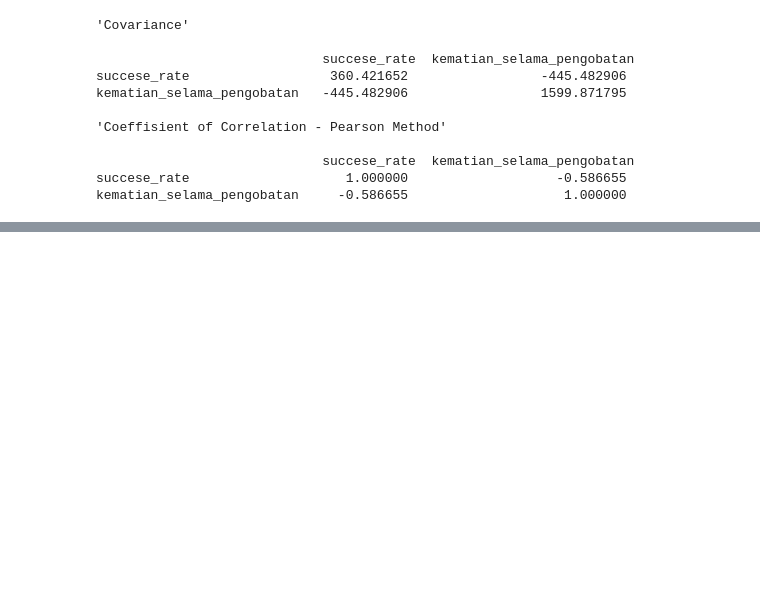
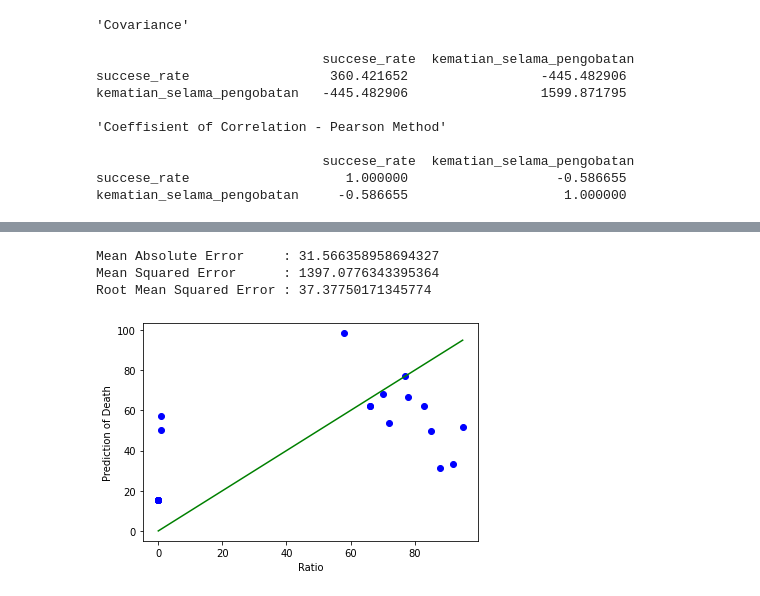
Before and after one commit to iyanrspian/uts-machine-learning, a Jupyter notebook: notebook/UTS_177006057_LR.ipynb, the cells around one changed output, grey strips where cells are left out. Cells and saved outputs as stored; diff of their text form; code cells hidden in the pictures; blank space fills up the shorter version.

```diff
--- a/notebook/UTS_177006057_LR.ipynb
+++ b/notebook/UTS_177006057_LR.ipynb
@@ -120,0 +122,4 @@ plt.show()
+# %%
+# Update dataset yang akan diperlukan saja untuk MLR
+data_mlr = pd.read_csv(link, usecols=['cure_rate', 'succese_rate', 'kematian_selama_pengobatan'])
+data_mlr.head()
@@ -120,0 +133,5 @@ plt.show()
+# %%
+# Menentukan variabel x,y dan splitting dataset menjadi train dan test set (80:20)
+Xs = data_mlr[['cure_rate', 'succese_rate']].values
+ys = data_mlr['kematian_selama_pengobatan'].values
+Xs_train, Xs_test, ys_train, ys_test = train_test_split(Xs, ys, test_size = 0.2)
@@ -120,0 +201,8 @@ plt.show()
+# %%
+# Training model MLR pada train set
+regr = LinearRegression()
+regr.fit(Xs_train, ys_train)
+Yhat = regr.predict(Xs_test)
+print('Coefficient :', regr.coef_)
+print('Intercept   :', regr.intercept_)
+print('R-Squared   :', regr.score(Xs_test, ys_test))
@@ -120,0 +230,20 @@ plt.show()
+# %%
+# Metrics Score
+from sklearn import metrics
+print('Mean Absolute Error     :', metrics.mean_absolute_error(ys_test, ys_predict))
+print('Mean Squared Error      :', metrics.mean_squared_error(ys_test, ys_predict))
+print('Root Mean Squared Error :', np.sqrt(metrics.mean_squared_error(ys_test, ys_predict)))
+# %% [output]
+Mean Absolute Error     : 31.566358958694327
+Mean Squared Error      : 1397.0776343395364
+Root Mean Squared Error : 37.37750171345774
+# %%
+# Visualisasi (test set)
+ys_train_predict = regr.predict(Xs_train)
+plt.scatter(ys_train, ys_train_predict, color = "b", marker = "o" )
+plt.plot([ys_train.min(), ys_train.max()], [ys_train.min(), ys_train.max()], color = 'g')
+plt.xlabel('Ratio')
+plt.ylabel('Prediction of Death')
+plt.show()
+# %% [output]
+[figure, added]
```
Also changed, not shown: parts of 21 cells of this notebook.
